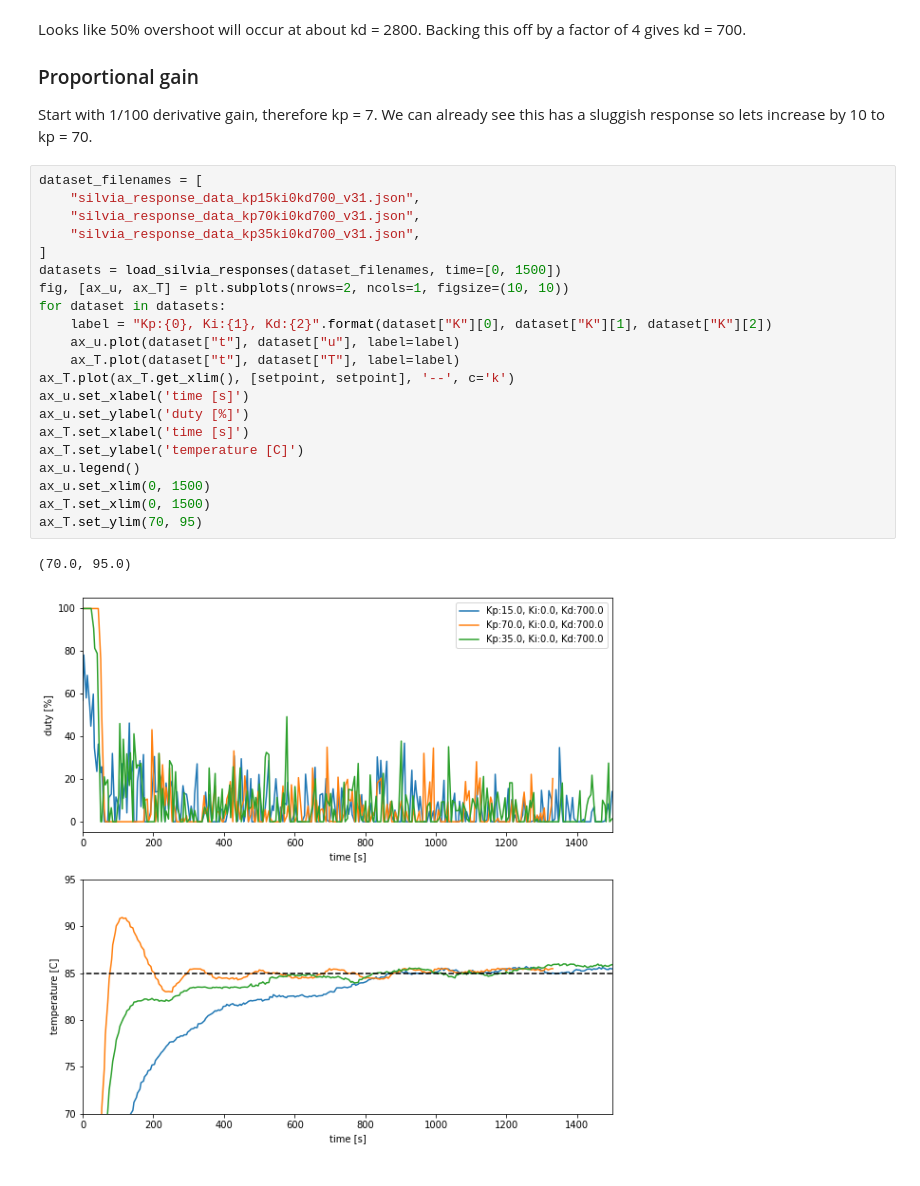
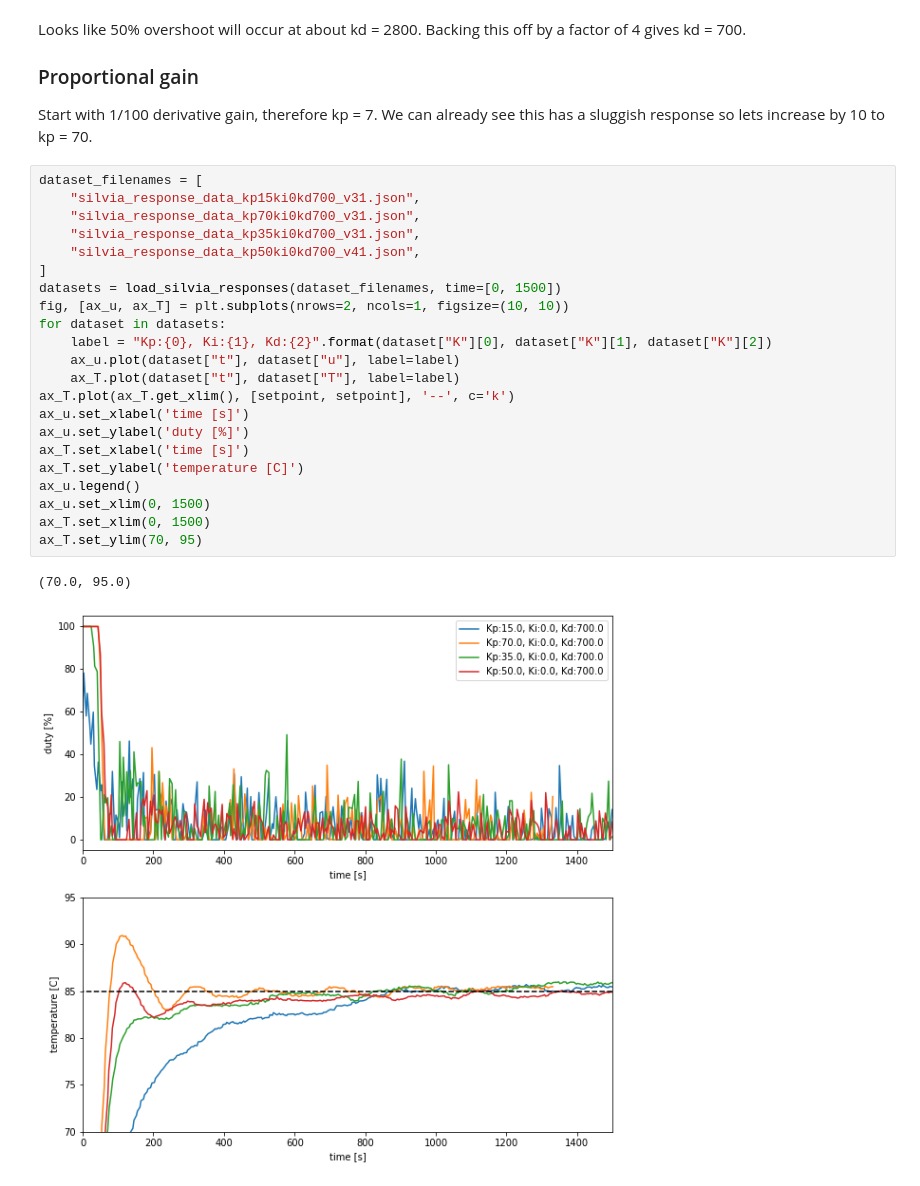
Before and after one commit to willhunt/silvia, a Jupyter notebook: docs/docs/control/assets/silvia_manual_tuning.ipynb, the cells around one changed output. Saved outputs shown, nothing was run; the diff lists cells and outputs as text.

```diff
--- a/docs/docs/control/assets/silvia_manual_tuning.ipynb
+++ b/docs/docs/control/assets/silvia_manual_tuning.ipynb
@@ -715,24 +715,25 @@ Start with 1/100 derivative gain, therefore kp = 7. We can already see this has
 # %%
 dataset_filenames = [
     "silvia_response_data_kp15ki0kd700_v31.json",
     "silvia_response_data_kp70ki0kd700_v31.json",
     "silvia_response_data_kp35ki0kd700_v31.json",
+    "silvia_response_data_kp50ki0kd700_v41.json",
 ]
 datasets = load_silvia_responses(dataset_filenames, time=[0, 1500])
 fig, [ax_u, ax_T] = plt.subplots(nrows=2, ncols=1, figsize=(10, 10))
 for dataset in datasets:
     label = "Kp:{0}, Ki:{1}, Kd:{2}".format(dataset["K"][0], dataset["K"][1], dataset["K"][2])
     ax_u.plot(dataset["t"], dataset["u"], label=label)
     ax_T.plot(dataset["t"], dataset["T"], label=label)
 ax_T.plot(ax_T.get_xlim(), [setpoint, setpoint], '--', c='k')
 ax_u.set_xlabel('time [s]')
 ax_u.set_ylabel('duty [%]')
 ax_T.set_xlabel('time [s]')
 ax_T.set_ylabel('temperature [C]')
 ax_u.legend()
 ax_u.set_xlim(0, 1500)
 ax_T.set_xlim(0, 1500)
 ax_T.set_ylim(70, 95)
 # %% [output]
 (70.0, 95.0)
-[figure, old version]
+[figure, new version]
```
Also changed, not shown: 3 other files.
